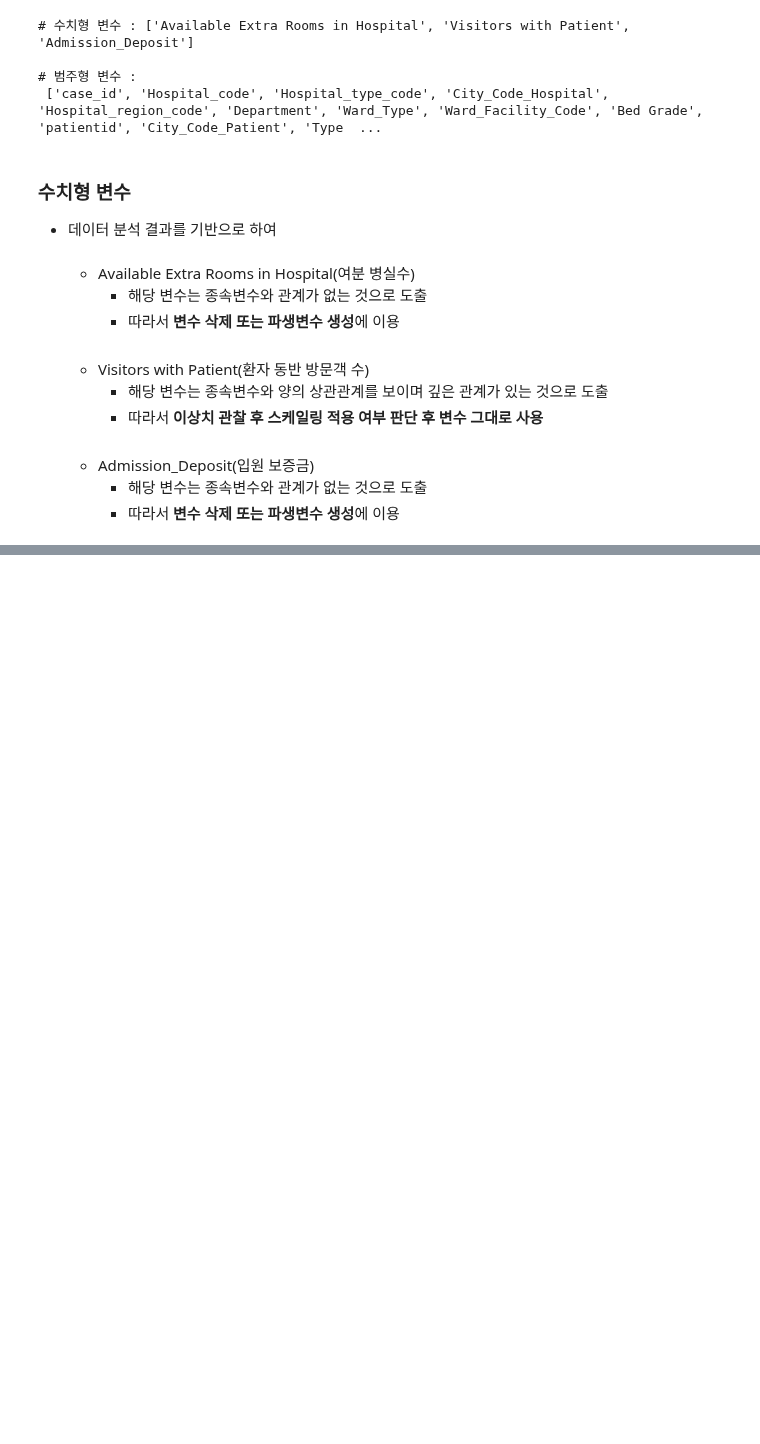
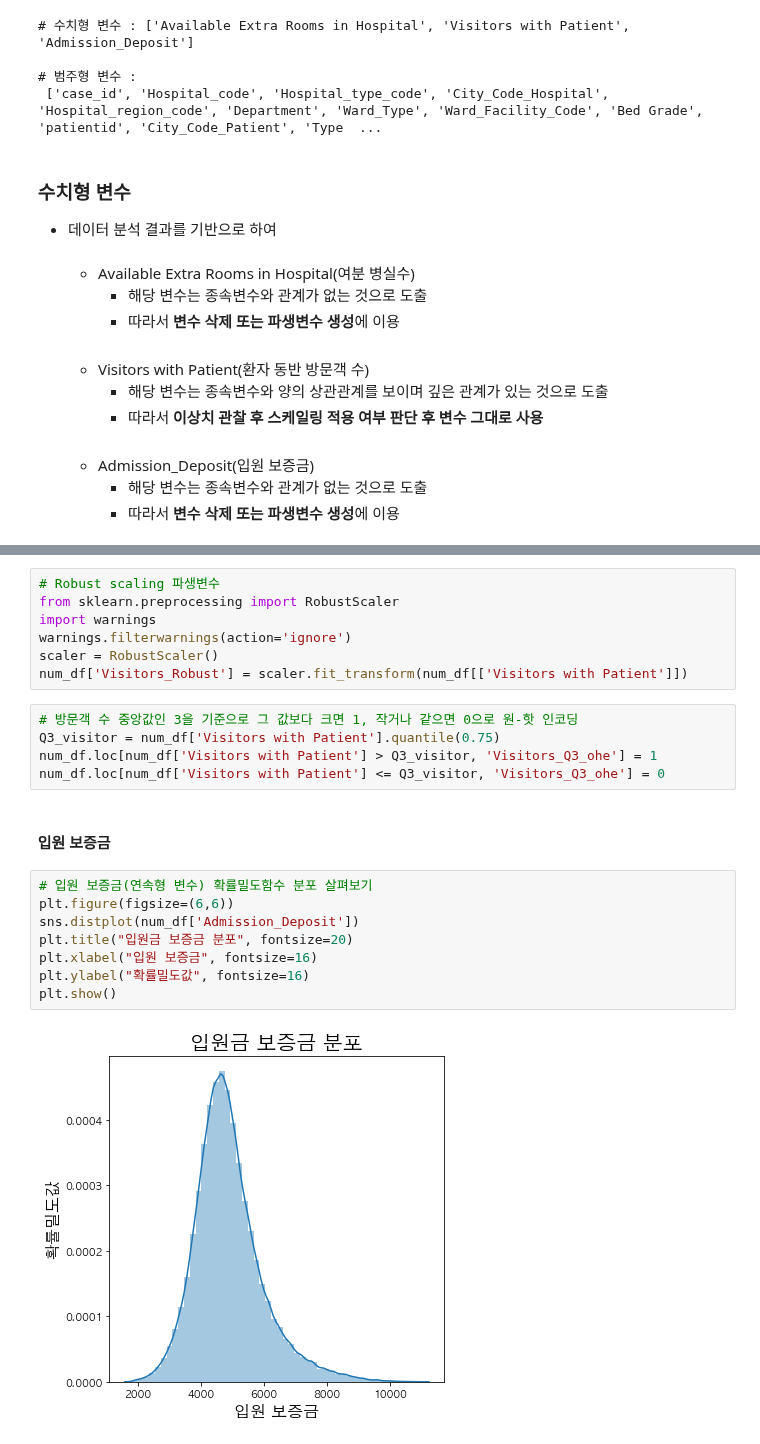
Before and after one commit to young-hun-jo/DataAnalysis, a Jupyter notebook: healthcare_los/prediction_modeling.ipynb, the cells around one changed output, grey strips where cells are left out. Cells and saved outputs as stored; diff of their text form; blank space fills up the shorter version.

Commit message:
수치형 변수 변환, 수치형 변수로부터 파생변수 생성

```diff
--- a/healthcare_los/prediction_modeling.ipynb
+++ b/healthcare_los/prediction_modeling.ipynb
@@ -152,0 +222,24 @@ num_df['Available Extra Rooms in Hospital'].plot.bar()
+# %%
+# Robust scaling 파생변수
+from sklearn.preprocessing import RobustScaler
+import warnings
+warnings.filterwarnings(action='ignore')
+scaler = RobustScaler()
+num_df['Visitors_Robust'] = scaler.fit_transform(num_df[['Visitors with Patient']])
+# %%
+# 방문객 수 중앙값인 3을 기준으로 그 값보다 크면 1, 작거나 같으면 0으로 원-핫 인코딩
+Q3_visitor = num_df['Visitors with Patient'].quantile(0.75)
+num_df.loc[num_df['Visitors with Patient'] > Q3_visitor, 'Visitors_Q3_ohe'] = 1
+num_df.loc[num_df['Visitors with Patient'] <= Q3_visitor, 'Visitors_Q3_ohe'] = 0
+# %% [markdown]
+#### 입원 보증금
+# %%
+# 입원 보증금(연속형 변수) 확률밀도함수 분포 살펴보기
+plt.figure(figsize=(6,6))
+sns.distplot(num_df['Admission_Deposit'])
+plt.title("입원금 보증금 분포", fontsize=20)
+plt.xlabel("입원 보증금", fontsize=16)
+plt.ylabel("확률밀도값", fontsize=16)
+plt.show()
+# %% [output]
+[figure, added]
```
Also changed, not shown: parts of 24 cells of this notebook.
